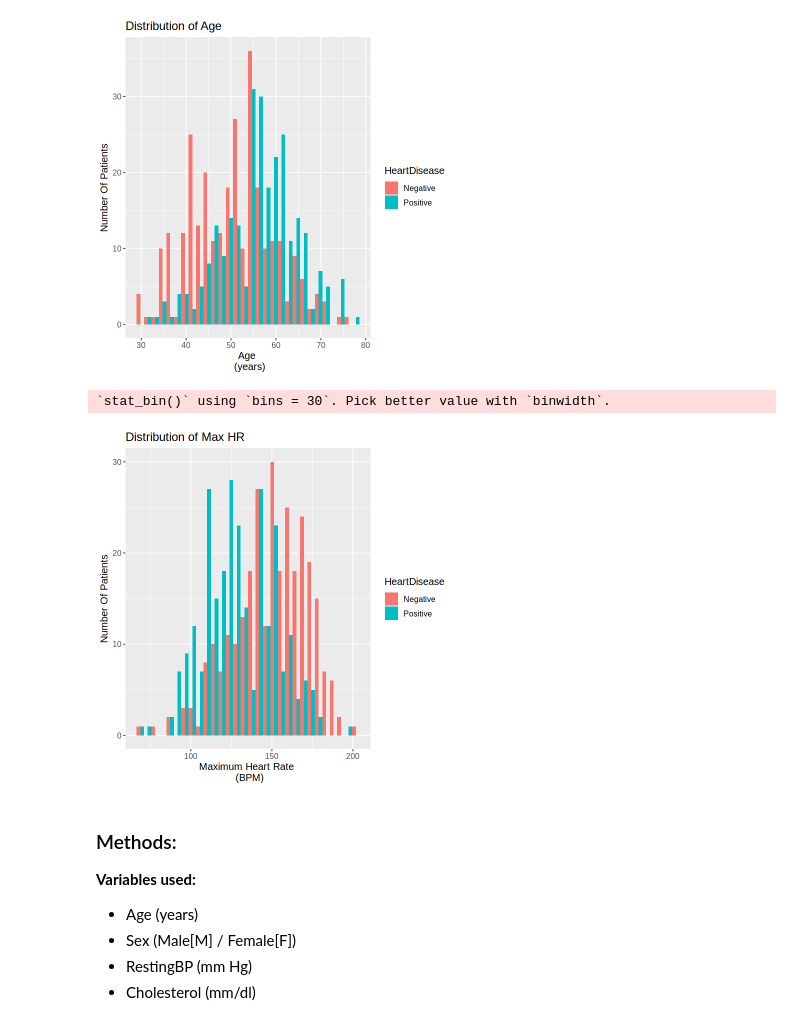
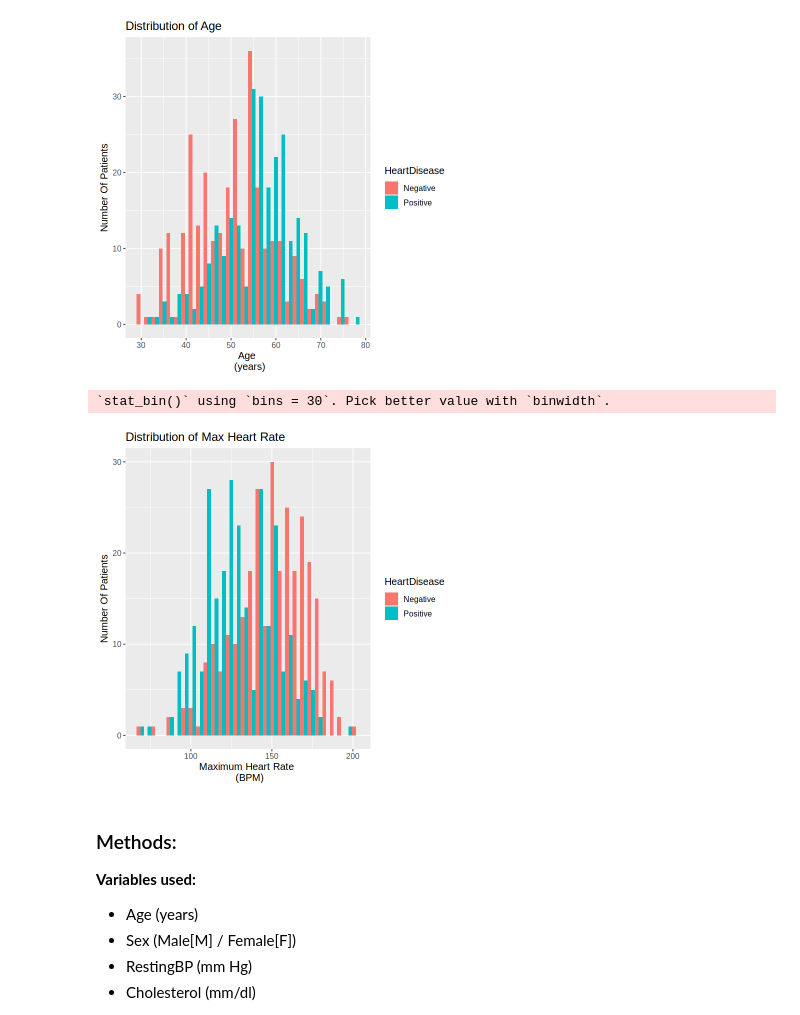
Before and after one commit to jeffreyykim/DSCI-project-009-40-Group_Contract, a Jupyter notebook: 009_Group40_Proposal.ipynb, the cells around one changed output. Saved outputs shown, nothing was run; the diff lists cells and outputs as text; code cells hidden in the pictures.

```diff
--- a/009_Group40_Proposal.ipynb
+++ b/009_Group40_Proposal.ipynb
@@ -134,12 +134,12 @@ age_dist
 [figure]
 # %%
 maxhr_dist <- ggplot(training_data, aes(x = MaxHR, fill = HeartDisease)) + geom_histogram(position = "dodge") +
-         labs(x = "Maximum Heart Rate \n (BPM)", y = "Number Of Patients", colour = "Heart Disease") + ggtitle("Distribution of Max HR") +
+         labs(x = "Maximum Heart Rate \n (BPM)", y = "Number Of Patients", colour = "Heart Disease") + ggtitle("Distribution of Max Heart Rate") +
          theme(text = element_text(size=12))
 maxhr_dist
 # %% [output]
 `stat_bin()` using `bins = 30`. Pick better value with `binwidth`.
-[figure, old version]
+[figure, new version]
 # %% [markdown]
 ### Methods:
 **Variables used:**
```
